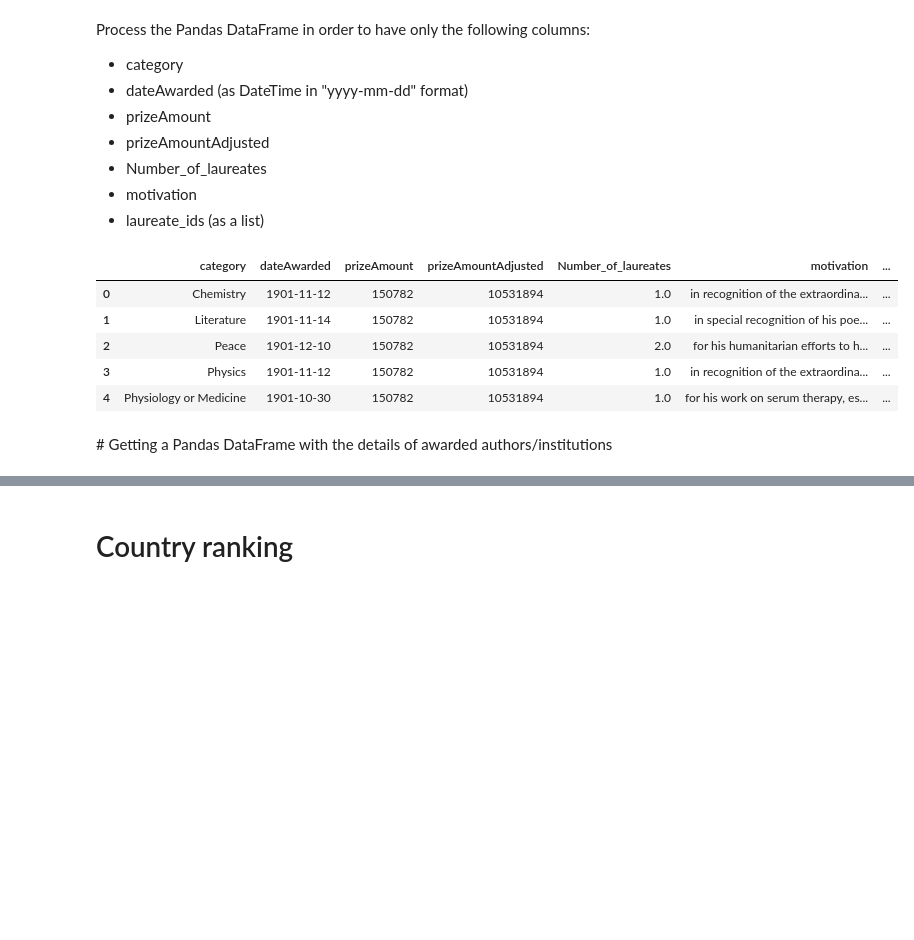
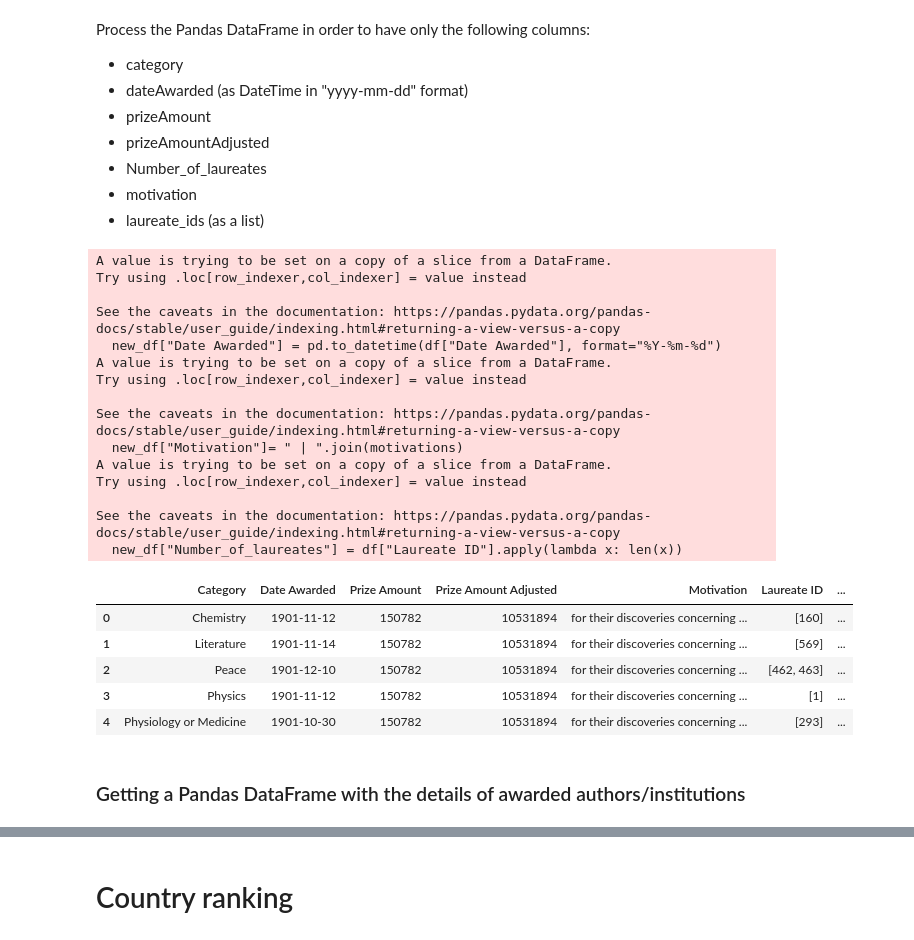
Before and after one commit to isg75/lab-apis, a Jupyter notebook: lab_apis.ipynb, the cells around one changed output, grey strips where cells are left out. Saved outputs shown, nothing was run; the diff lists cells and outputs as text; code cells hidden in the pictures; blank space fills up the shorter version.

```diff
--- a/lab_apis.ipynb
+++ b/lab_apis.ipynb
@@ -50,0 +29,12 @@ There are 670 nobel prize awards
+# %%
+if response.status_code == 200:
+        print("All good!")
+        print("==============")
+        print("\n")
+
+        # Response JSON into a dictionary
+        nobel = response.json()
+        print(json.dumps(nobel))
+
+else:
+    print(f"Failed!!!. Status code: {response.status_code}")
@@ -61,22 +120,37 @@ Process the Pandas DataFrame in order to have only the following columns:
 - motivation
 - laureate_ids (as a list)
 # %%
-url = "http://api.nobelprize.org/2.1/nobelPrizes?limit=100000"
+new_df= df [["Category", "Date Awarded", "Prize Amount", "Prize Amount Adjusted", "Motivation", "Laureate ID"]]
 
-response = requests.get(url)
+new_df["Date Awarded"] = pd.to_datetime(df["Date Awarded"], format="%Y-%m-%d")
+new_df["Motivation"]= " | ".join(motivations)
+new_df["Number_of_laureates"] = df["Laureate ID"].apply(lambda x: len(x))
 
-if response.status_code == 200:
-    prizes_list = response.json()['nobelPrizes']
-    # Your code here
+display (new_df.head ())
 # %% [output]
+A value is trying to be set on a copy of a slice from a DataFrame.
+Try using .loc[row_indexer,col_indexer] = value instead
+
+See the caveats in the documentation: https://pandas.pydata.org/pandas-docs/stable/user_guide/indexing.html#returning-a-view-versus-a-copy
+  new_df["Date Awarded"] = pd.to_datetime(df["Date Awarded"], format="%Y-%m-%d")
+A value is trying to be set on a copy of a slice from a DataFrame.
+Try using .loc[row_indexer,col_indexer] = value instead
+
+See the caveats in the documentation: https://pandas.pydata.org/pandas-docs/stable/user_guide/indexing.html#returning-a-view-versus-a-copy
+  new_df["Motivation"]= " | ".join(motivations)
+A value is trying to be set on a copy of a slice from a DataFrame.
+Try using .loc[row_indexer,col_indexer] = value instead
+
+See the caveats in the documentation: https://pandas.pydata.org/pandas-docs/stable/user_guide/indexing.html#returning-a-view-versus-a-copy
+  new_df["Number_of_laureates"] = df["Laureate ID"].apply(lambda x: len(x))
-|  | category | dateAwarded | prizeAmount | prizeAmountAdjusted | Number_of_laureates | motivation | ... |
-| 0 | Chemistry | 1901-11-12 | 150782 | 10531894 | 1.0 | in recognition of the extraordina... | ... |
-| 1 | Literature | 1901-11-14 | 150782 | 10531894 | 1.0 | in special recognition of his poe... | ... |
-| 2 | Peace | 1901-12-10 | 150782 | 10531894 | 2.0 | for his humanitarian efforts to h... | ... |
-| 3 | Physics | 1901-11-12 | 150782 | 10531894 | 1.0 | in recognition of the extraordina... | ... |
-| 4 | Physiology or Medicine | 1901-10-30 | 150782 | 10531894 | 1.0 | for his work on serum therapy, es... | ... |
+|  | Category | Date Awarded | Prize Amount | Prize Amount Adjusted | Motivation | Laureate ID | ... |
+| 0 | Chemistry | 1901-11-12 | 150782 | 10531894 | for their discoveries concerning ... | [160] | ... |
+| 1 | Literature | 1901-11-14 | 150782 | 10531894 | for their discoveries concerning ... | [569] | ... |
+| 2 | Peace | 1901-12-10 | 150782 | 10531894 | for their discoveries concerning ... | [462, 463] | ... |
+| 3 | Physics | 1901-11-12 | 150782 | 10531894 | for their discoveries concerning ... | [1] | ... |
+| 4 | Physiology or Medicine | 1901-10-30 | 150782 | 10531894 | for their discoveries concerning ... | [293] | ... |
 # %% [markdown]
-# Getting a Pandas DataFrame with the details of awarded authors/institutions
+### Getting a Pandas DataFrame with the details of awarded authors/institutions
 # %% [markdown]
 If you dive deeper and use the API to retrieve the details of some laureate_ids, you will notice that not allways the Nobel Prize was awarded to individuals. In some cases, the awards were given to institutions.
 
```
Also changed, not shown: parts of 14 cells of this notebook.
